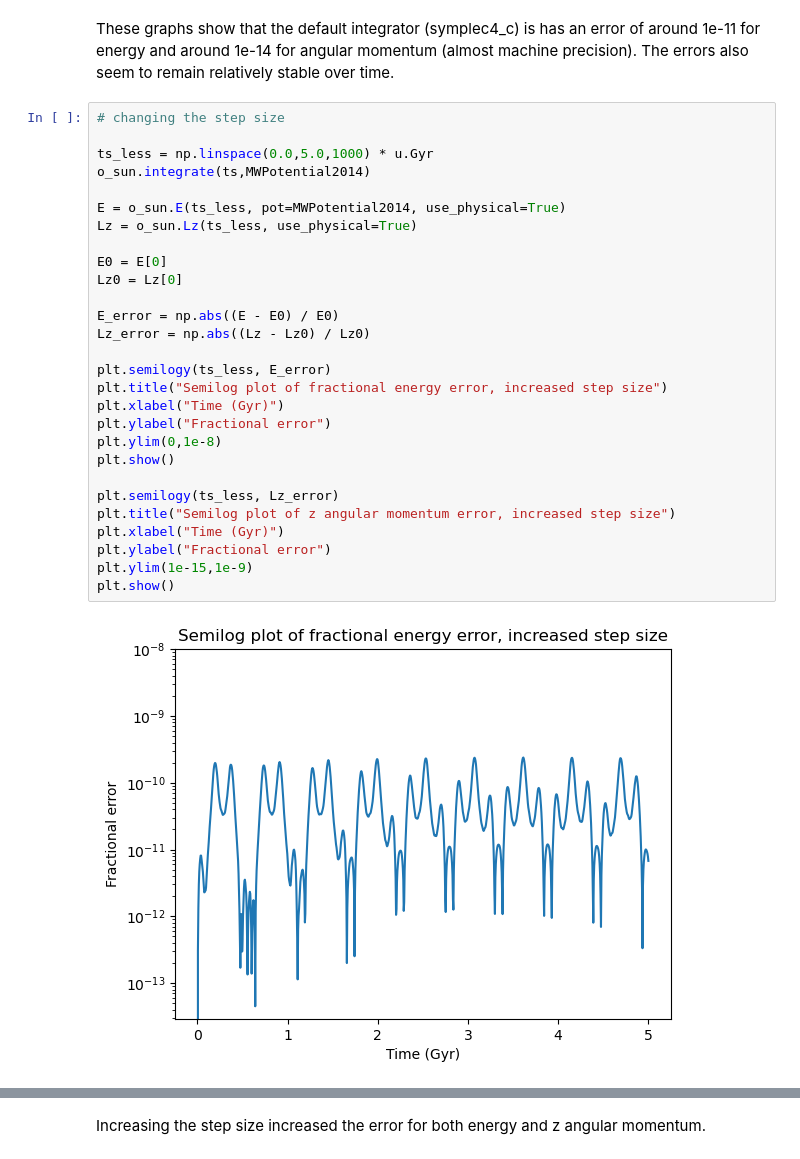
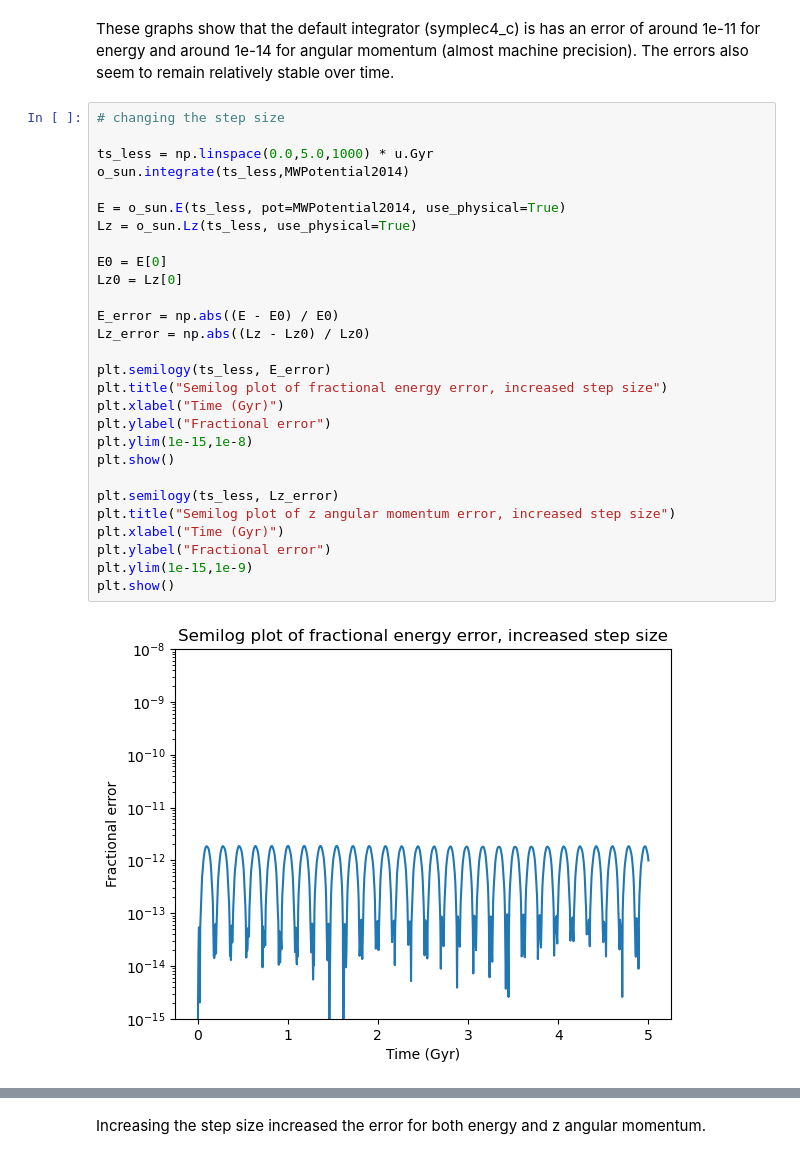
Before and after one commit to mylana-vn/onboarding-exercises, a Jupyter notebook: onboarding_exercises.ipynb, the cells around one changed output, grey strips where cells are left out. Saved outputs shown, nothing was run; the diff lists cells and outputs as text.

```diff
--- a/onboarding_exercises.ipynb
+++ b/onboarding_exercises.ipynb
@@ -214,30 +215,30 @@ These graphs show that the default integrator (symplec4_c) is has an error of ar
 # %%
 # changing the step size
 
 ts_less = np.linspace(0.0,5.0,1000) * u.Gyr
-o_sun.integrate(ts,MWPotential2014)
+o_sun.integrate(ts_less,MWPotential2014)
 
 E = o_sun.E(ts_less, pot=MWPotential2014, use_physical=True)
 Lz = o_sun.Lz(ts_less, use_physical=True)
 
 E0 = E[0]
 Lz0 = Lz[0]
 
 E_error = np.abs((E - E0) / E0)
 Lz_error = np.abs((Lz - Lz0) / Lz0)
 
 plt.semilogy(ts_less, E_error)
 plt.title("Semilog plot of fractional energy error, increased step size")
 plt.xlabel("Time (Gyr)")
 plt.ylabel("Fractional error")
-plt.ylim(0,1e-8)
+plt.ylim(1e-15,1e-8)
 plt.show()
 
 plt.semilogy(ts_less, Lz_error)
 plt.title("Semilog plot of z angular momentum error, increased step size")
 plt.xlabel("Time (Gyr)")
 plt.ylabel("Fractional error")
 plt.ylim(1e-15,1e-9)
 plt.show()
 # %% [output]
-[figure, old version]
+[figure, new version]
```
Also changed, not shown: parts of 25 cells of this notebook.
